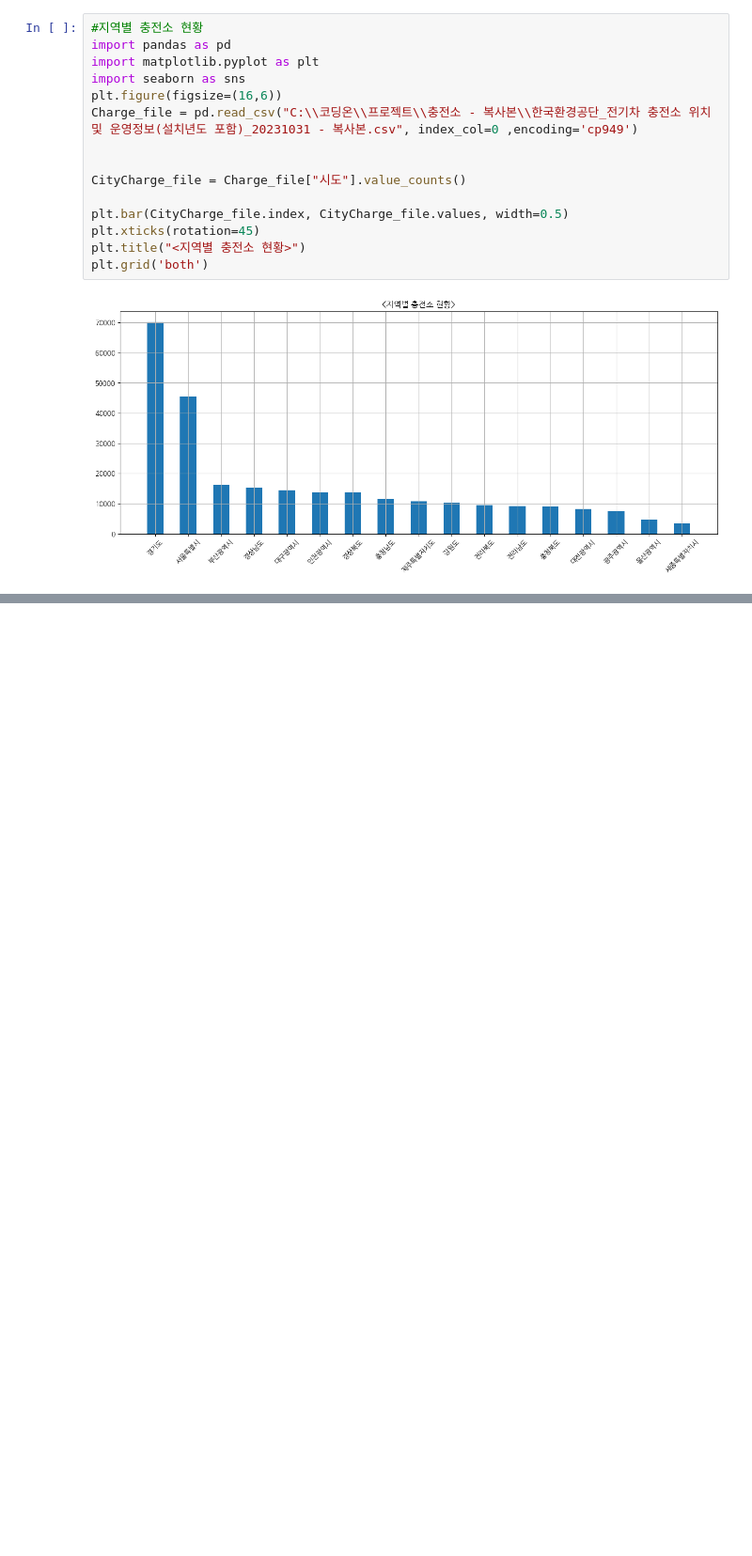
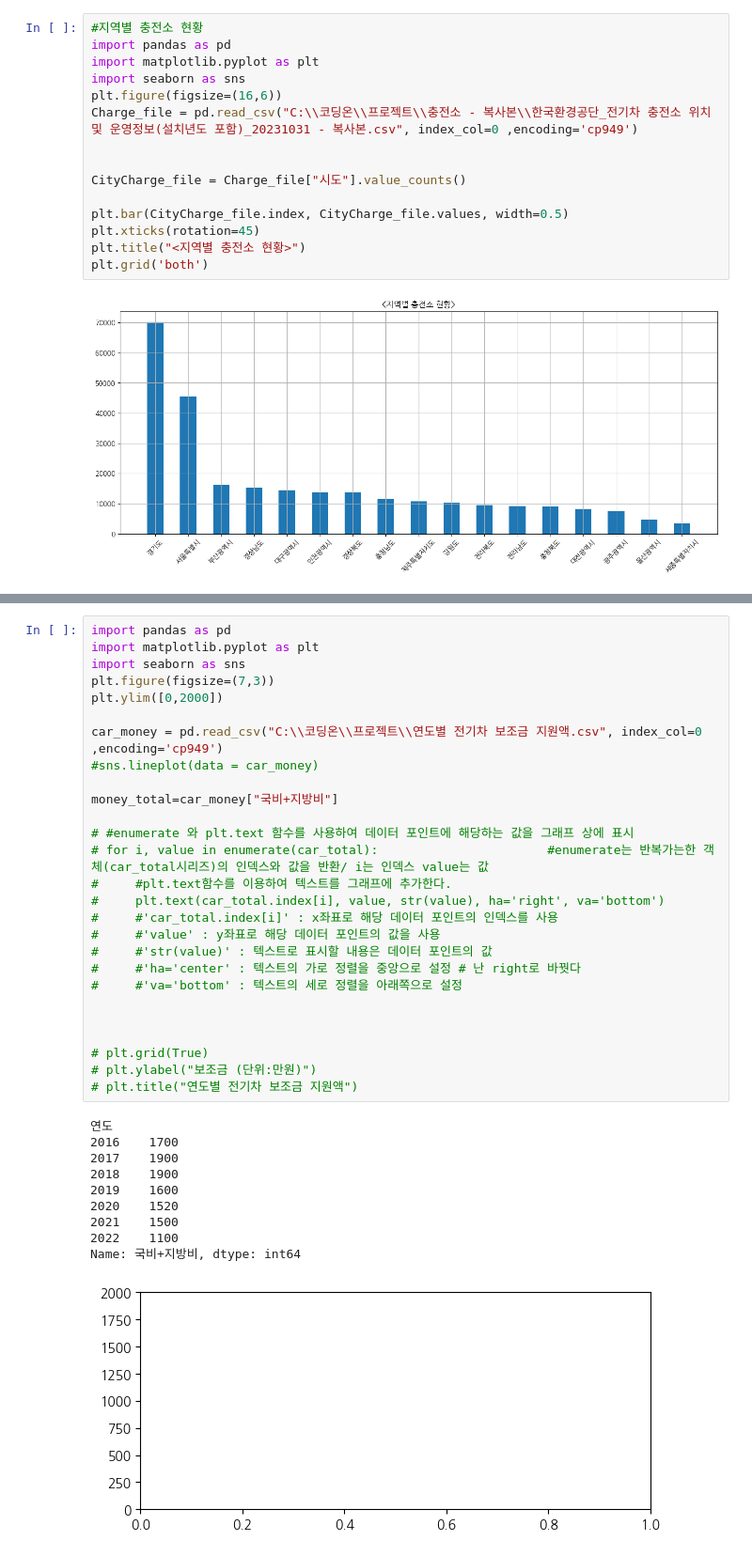
Before and after one commit to sw0296/Python-, a Jupyter notebook: 데이터 분석 프로젝트.ipynb, the cells around one changed output, grey strips where cells are left out. Shown at 94% size. Saved outputs shown, nothing was run; the diff lists cells and outputs as text; blank space fills up the shorter version.

```diff
--- a/데이터 분석 프로젝트.ipynb
+++ b/데이터 분석 프로젝트.ipynb
@@ -164,0 +198,38 @@ m
+# %%
+import pandas as pd
+import matplotlib.pyplot as plt
+import seaborn as sns
+plt.figure(figsize=(7,3))
+plt.ylim([0,2000])
+
+car_money = pd.read_csv("C:\\코딩온\\프로젝트\\연도별 전기차 보조금 지원액.csv", index_col=0 ,encoding='cp949')
+#sns.lineplot(data = car_money)
+
+money_total=car_money["국비+지방비"]
+
+# #enumerate 와 plt.text 함수를 사용하여 데이터 포인트에 해당하는 값을 그래프 상에 표시
+# for i, value in enumerate(car_total):                       #enumerate는 반복가는한 객체(car_total시리즈)의 인덱스와 값을 반환/ i는 인덱스 value는 값
+#     #plt.text함수를 이용하여 텍스트를 그래프에 추가한다.
+#     plt.text(car_total.index[i], value, str(value), ha='right', va='bottom')
+#     #'car_total.index[i]' : x좌표로 해당 데이터 포인트의 인덱스를 사용
+#     #'value' : y좌표로 해당 데이터 포인트의 값을 사용
+#     #'str(value)' : 텍스트로 표시할 내용은 데이터 포인트의 값
+#     #'ha='center' : 텍스트의 가로 정렬을 중앙으로 설정 # 난 right로 바꿧다
+#     #'va='bottom' : 텍스트의 세로 정렬을 아래쪽으로 설정
+
+
+
+# plt.grid(True)
+# plt.ylabel("보조금 (단위:만원)")
+# plt.title("연도별 전기차 보조금 지원액")
+# %% [output]
+연도
+2016    1700
+2017    1900
+2018    1900
+2019    1600
+2020    1520
+2021    1500
+2022    1100
+Name: 국비+지방비, dtype: int64
+[figure, added]
```
Also changed, not shown: parts of 2 cells of this notebook.
